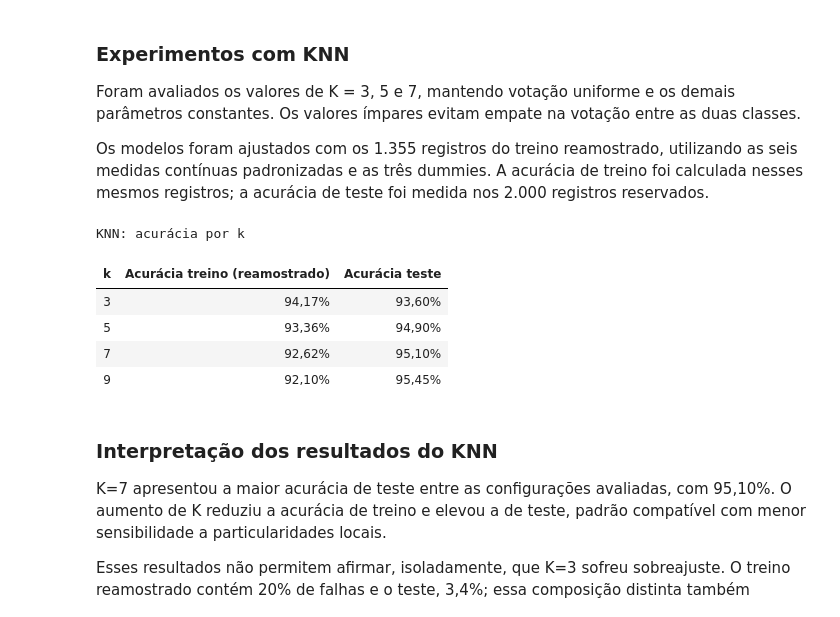
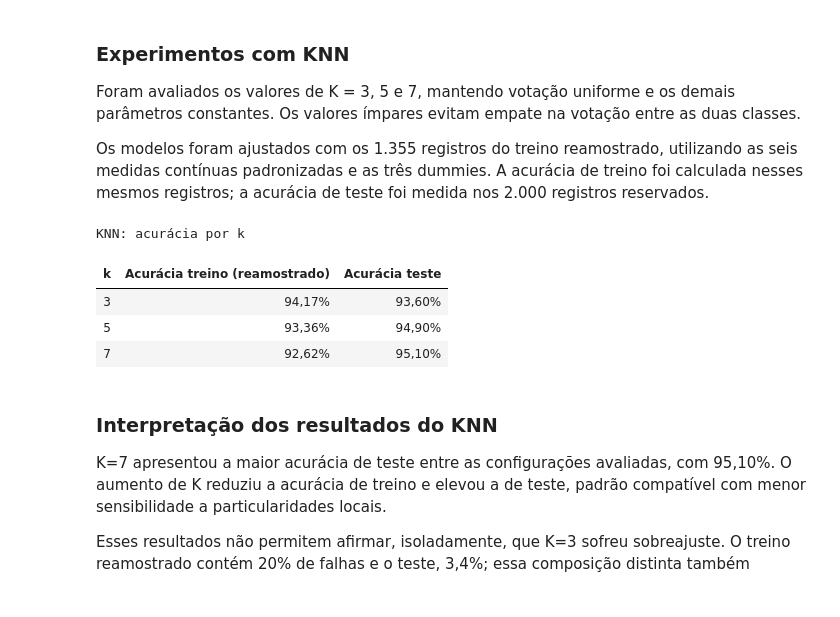
Before and after one commit to CorreaBrunoMiguel/projeto_final, a Jupyter notebook: notebooks/manutencao_preditiva.ipynb, the cells around one changed output. Saved outputs shown, nothing was run; the diff lists cells and outputs as text; code cells hidden in the pictures.

```diff
--- a/notebooks/manutencao_preditiva.ipynb
+++ b/notebooks/manutencao_preditiva.ipynb
@@ -776,41 +776,40 @@ Foram avaliados os valores de K = 3, 5 e 7, mantendo votação uniforme e os dem
 
 Os modelos foram ajustados com os 1.355 registros do treino reamostrado, utilizando as seis medidas contínuas padronizadas e as três dummies. A acurácia de treino foi calculada nesses mesmos registros; a acurácia de teste foi medida nos 2.000 registros reservados.
 # %%
-valores_k = [3, 5, 7, 9]
+valores_k = [3, 5, 7]
 modelos_knn = {}
 linhas = []
 
 for k in valores_k:
     modelo = KNeighborsClassifier(n_neighbors=k, weights="uniform")
     modelo.fit(X_train_knn, y_train_resampled)
     modelos_knn[k] = modelo
 
     linhas.append(
         {
             "k": k,
             "Acurácia treino (reamostrado)": modelo.score(
                 X_train_knn, y_train_resampled
             ),
             "Acurácia teste": modelo.score(X_test_knn, y_test),
         }
     )
 
 resultados_knn = pd.DataFrame(linhas)
 
 pct = lambda v: f"{v:.2%}".replace(".", ",")
 
 display(
     resultados_knn.style.hide(axis="index")
     .format({"Acurácia treino (reamostrado)": pct, "Acurácia teste": pct})
     .set_caption("KNN: acurácia por k")
 )
 # %% [output]
 KNN: acurácia por k
 | k | Acurácia treino (reamostrado) | Acurácia teste |
 | 3 | 94,17% | 93,60% |
 | 5 | 93,36% | 94,90% |
 | 7 | 92,62% | 95,10% |
-| 9 | 92,10% | 95,45% |
 # %% [markdown]
 ### Interpretação dos resultados do KNN
 
```
